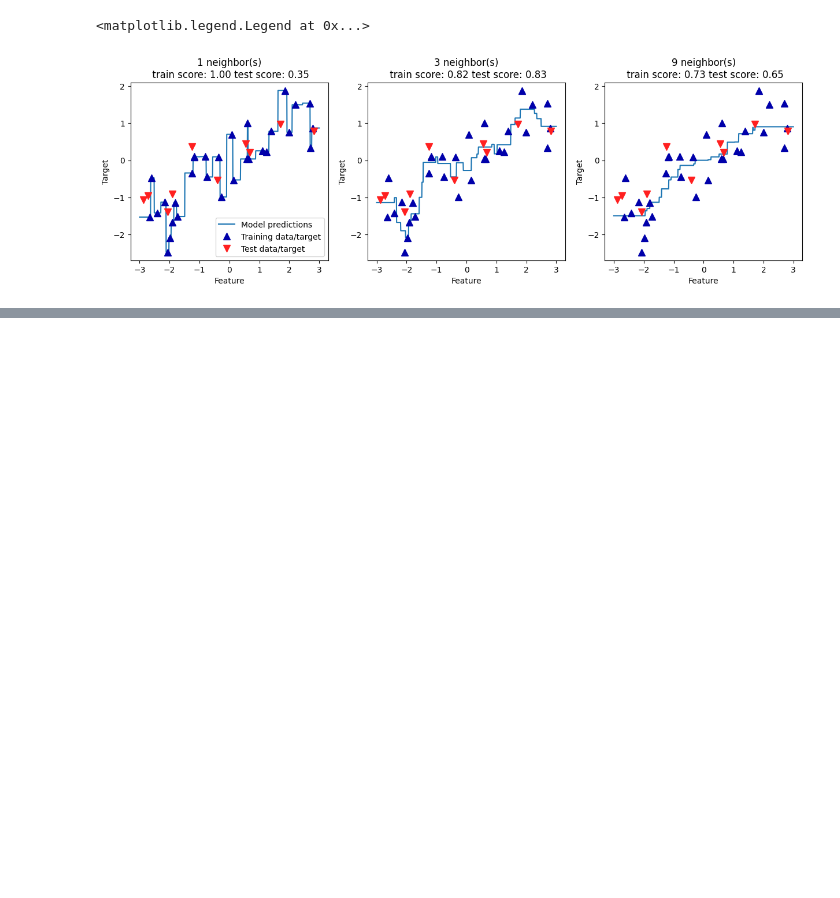
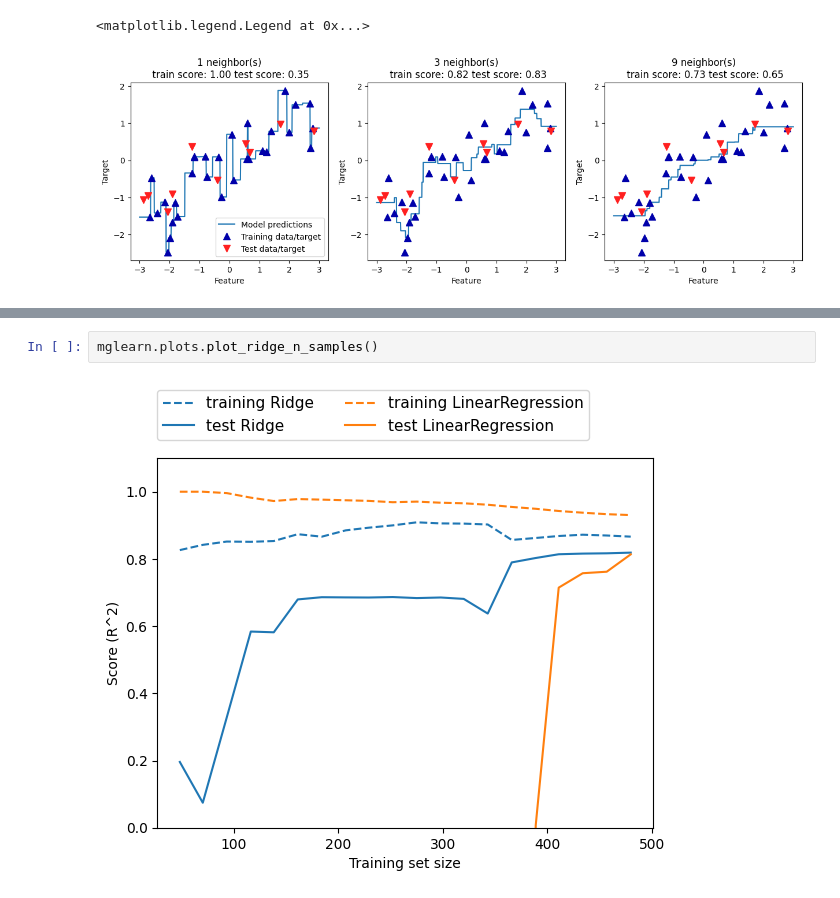
Before and after one commit to metju29/python-data-learning, a Jupyter notebook: Introduction to Machine Learning with Python book/chapter_2.ipynb, the cells around one changed output, grey strips where cells are left out. Saved outputs shown, nothing was run; the diff lists cells and outputs as text; blank space fills up the shorter version.

```diff
--- a/Introduction to Machine Learning with Python book/chapter_2.ipynb
+++ b/Introduction to Machine Learning with Python book/chapter_2.ipynb
@@ -183,0 +255,4 @@ axes[0].legend(["Model predictions", "Training data/target", "Test data/target"]
+# %%
+mglearn.plots.plot_ridge_n_samples()
+# %% [output]
+[figure, added]
```
Also changed, not shown: parts of 24 cells of this notebook.
